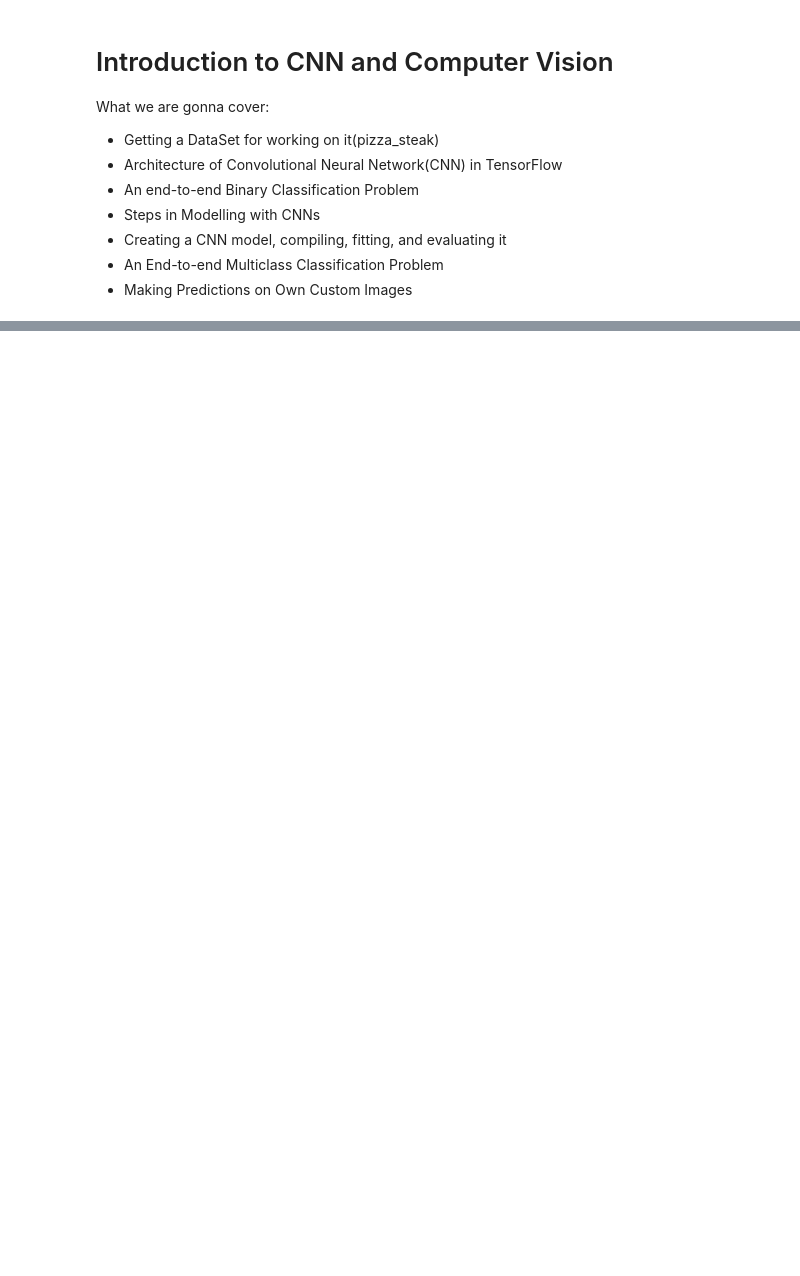
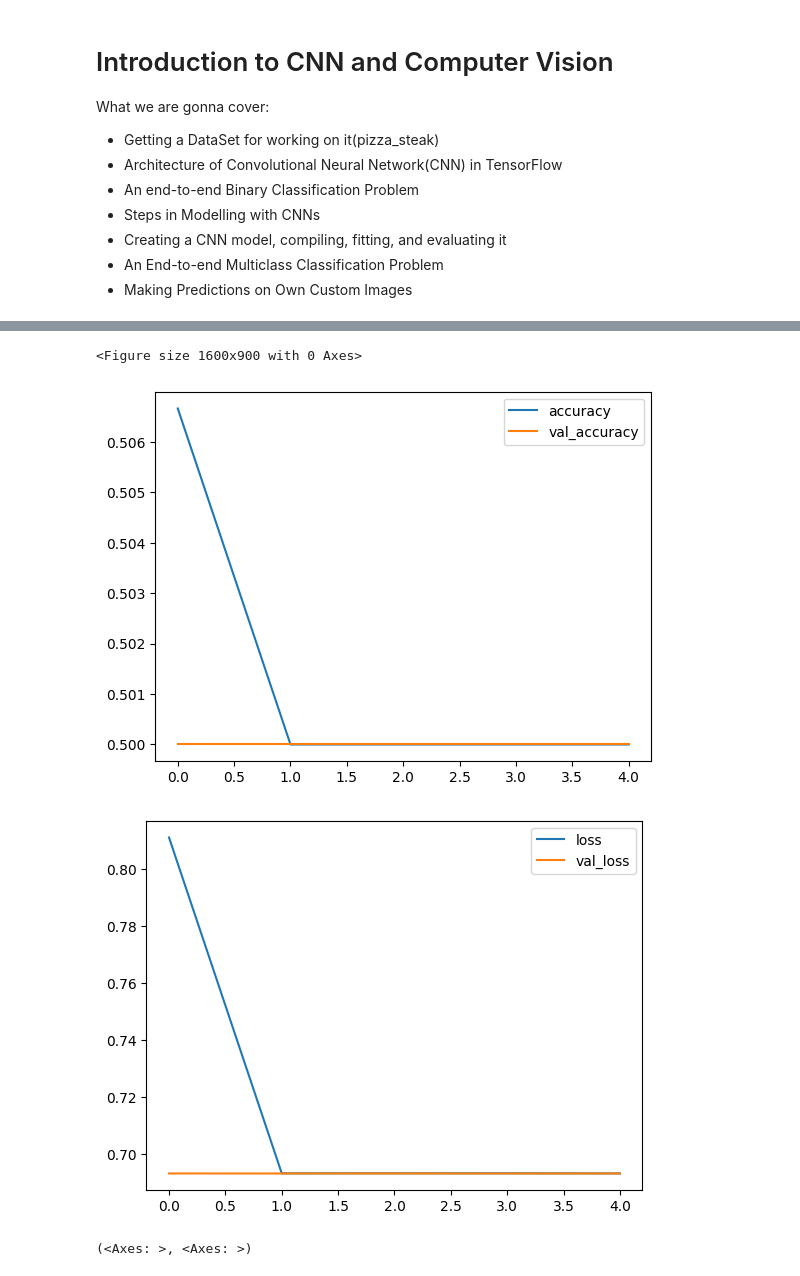
Before and after one commit to hasanzeynal/TensorFlow-Developer-Certificate, a Jupyter notebook: 03_CNN_and_Computer_Vision/computer_vision_and_cnn_in_tensorflow.ipynb, the cells around one changed output, grey strips where cells are left out. Drawn from its saved outputs; the diff is of its cells as text; code cells hidden in the pictures; blank space fills up the shorter version.

```diff
--- a/03_CNN_and_Computer_Vision/computer_vision_and_cnn_in_tensorflow.ipynb
+++ b/03_CNN_and_Computer_Vision/computer_vision_and_cnn_in_tensorflow.ipynb
@@ -26,0 +163,25 @@ What we are gonna cover:
+# %%
+#let's create first simple model which is not cnn architecture(simple fully connected layers-Dense)
+
+#set the random seed
+tf.random.set_seed(42)
+
+#create model
+non_cnn_model_1 = tf.keras.models.Sequential([
+    tf.keras.layers.Flatten(input_shape= (224, 224, 3)),
+    tf.keras.layers.Dense(5, activation= 'relu'),
+    tf.keras.layers.Dense(5, activation= 'relu'),
+    tf.keras.layers.Dense(1, activation= 'sigmoid')
+])
+
+#compile the model
+non_cnn_model_1.compile(loss = tf.keras.losses.BinaryCrossentropy(),
+                        optimizer = 'adam',
+                        metrics = ['accuracy'])
+
+#fit the model
+non_cnn_model_1_history = non_cnn_model_1.fit(train_data,
+                                              epochs= 5,
+                                              steps_per_epoch= len(train_data),
+                                              validation_data= test_data,
+                                              validation_steps= len(test_data))
@@ -26,0 +220,17 @@ What we are gonna cover:
+# %%
+#get the plots for accuracy score and loss on both of train and validation subb sets
+def view_plots(history):
+  plt.figure(figsize=(16, 9))
+  #get the accuracy plot
+  fig_1 = pd.DataFrame(history.history)[['accuracy','val_accuracy']].plot()
+  #get the loss plot
+  fig_2 = pd.DataFrame(history.history)[['loss','val_loss']].plot()
+  plt.show()
+  return fig_1, fig_2
+# %%
+view_plots(non_cnn_model_1.history)
+# %% [output]
+<Figure size 1600x900 with 0 Axes>
+[figure, added]
+[figure, added]
+(<Axes: >, <Axes: >)
```
Also changed, not shown: parts of 24 cells of this notebook.
